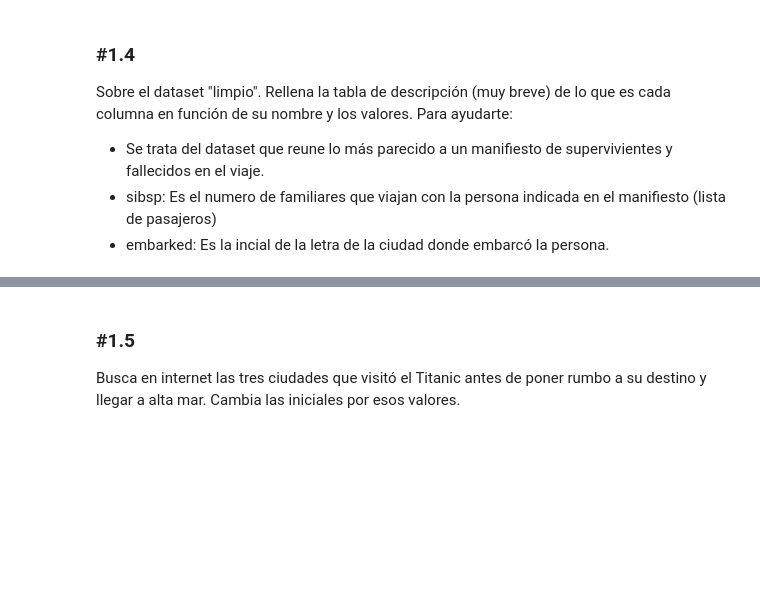
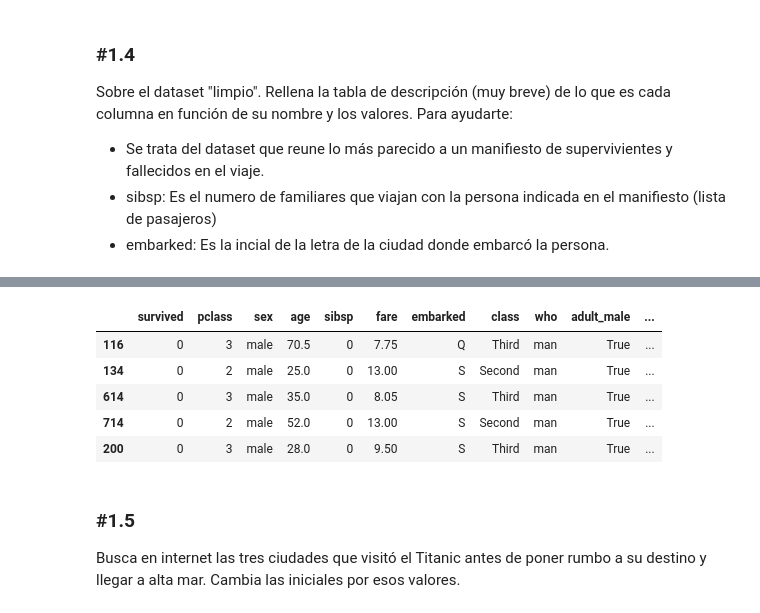
Before and after one commit to MirenA83/ONLINE_DS_THEBRIDGE_MIREN, a Jupyter notebook: ejercicios/sprint 7/unidad_1/practica_obligatoria_u1/18_Practica_Obligatoria_Univariante.ipynb, the cells around one changed output, grey strips where cells are left out. Cells and saved outputs as stored; diff of their text form; code cells hidden in the pictures; blank space fills up the shorter version.

```diff
--- a/ejercicios/sprint 7/unidad_1/practica_obligatoria_u1/18_Practica_Obligatoria_Univariante.ipynb
+++ b/ejercicios/sprint 7/unidad_1/practica_obligatoria_u1/18_Practica_Obligatoria_Univariante.ipynb
@@ -130,0 +153,3 @@ Obtén el porcentaje de nulos y decide que hacer con las columnas con nulos y ej
+# %%
+# quito la columna del porcentaje de deck porque es alto
+df_titanic.drop(columns=["deck"], inplace=True)
@@ -130,0 +172,7 @@ Obtén el porcentaje de nulos y decide que hacer con las columnas con nulos y ej
+# %%
+# embark_town y embarked coinciden en los valores
+# hago la moda de embark_town y la sustituyo en los valores nulos
+df_titanic.loc[df_titanic["embark_town"].isna(), "embark_town"] = df_titanic["embark_town"].mode()
+
+# hago la moda de embarked y la sustituyo en los valores nulos
+df_titanic.loc[df_titanic["embarked"].isna(), "embarked"] = df_titanic["embarked"].mode()
@@ -131 +207,17 @@ Obtén el porcentaje de nulos y decide que hacer con las columnas con nulos y ej
+# %%
+# al calcular la media de age, me da 30 y hay muchos niños(child), por lo que intento hacer la media dependiendo de si es niño, mujer o hombre
+
+mujer = df_titanic["who"] == "woman"
+nino = df_titanic["who"] == "child"
+hombre = df_titanic["who"] == "man"
+
+media_age_mujer = df_titanic.loc[mujer,"age"].mean()
+media_age_nino = df_titanic.loc[nino,"age"].mean()
+media_age_hombre = df_titanic.loc[hombre,"age"].mean()
+
+age_nulo = df_titanic["age"].isna()
+
+df_titanic.loc[mujer & age_nulo, "age"] = media_age_mujer
+df_titanic.loc[nino & age_nulo, "age"] = media_age_nino
+df_titanic.loc[hombre & age_nulo, "age"] = media_age_hombre
 # %%
@@ -149,3 +249,12 @@ Sobre el dataset "limpio". Rellena la tabla de descripción (muy breve) de lo qu
+# %%
+df_titanic.sample(5)
+# %% [output]
+|  | survived | pclass | sex | age | sibsp | fare | embarked | class | who | adult_male | ... |
+| 116 | 0 | 3 | male | 70.5 | 0 | 7.75 | Q | Third | man | True | ... |
+| 134 | 0 | 2 | male | 25.0 | 0 | 13.00 | S | Second | man | True | ... |
+| 614 | 0 | 3 | male | 35.0 | 0 | 8.05 | S | Third | man | True | ... |
+| 714 | 0 | 2 | male | 52.0 | 0 | 13.00 | S | Second | man | True | ... |
+| 200 | 0 | 3 | male | 28.0 | 0 | 9.50 | S | Third | man | True | ... |
 # %% [markdown]
 ### #1.5
 
```
Also changed, not shown: parts of 21 cells of this notebook.
